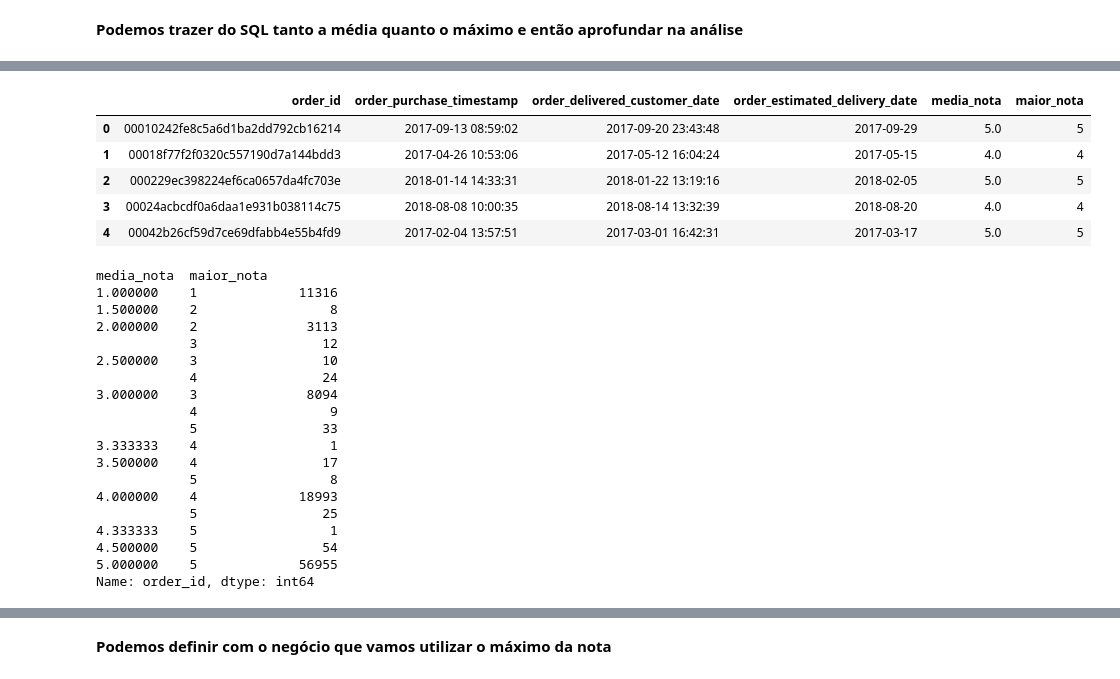
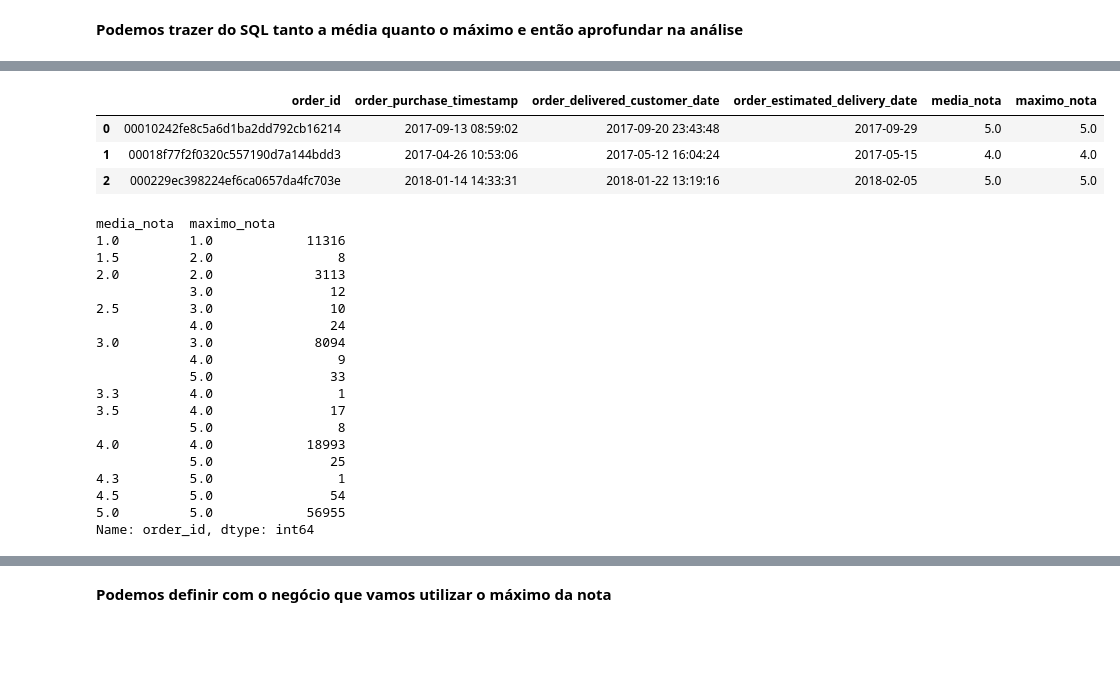
Before and after one commit to PauloViniciusR/SQL, a Jupyter notebook: Storytelling_sql/notebook/avaliacao.ipynb, the cells around one changed output, grey strips where cells are left out. Drawn from its saved outputs; the diff is of its cells as text; code cells hidden in the pictures; blank space fills up the shorter version.

```diff
--- a/Storytelling_sql/notebook/avaliacao.ipynb
+++ b/Storytelling_sql/notebook/avaliacao.ipynb
@@ -221,17 +255,9 @@ avaliacao_ordem = executa_consulta("""
 # %%
 # Transformando as colunas de data em datas
-colunas_datas = [
-    "order_purchase_timestamp",
-    "order_delivered_customer_date",
-    "order_estimated_delivery_date"
-]
+colunas_datas = ['order_purchase_timestamp','order_delivered_customer_date','order_estimated_delivery_date']
 
-for coluna in colunas_datas:
-    avaliacao_ordem[coluna] = pd.to_datetime(
-        avaliacao_ordem[coluna],
-        format="%Y-%m-%d %H:%M:%S",
-        errors="coerce"
-    )
+for i in colunas_datas:
+    avaliacao_ordem[i] = pd.to_datetime(avaliacao_ordem[i], format='%Y-%m-%d %H:%M:%S')
 # %%
 # Verificando novamente as informações da base
 avaliacao_ordem.info()
@@ -251,36 +277,34 @@ dtypes: datetime64[us](3), float64(1), int64(1), str(1)
 memory usage: 4.5 MB
 # %%
 # Verificando as primeiras linhas da tabela
-avaliacao_ordem.head()
+avaliacao_ordem.head(3)
 # %% [output]
-|  | order_id | order_purchase_timestamp | order_delivered_customer_date | order_estimated_delivery_date | media_nota | maior_nota |
-| 0 | 00010242fe8c5a6d1ba2dd792cb16214 | 2017-09-13 08:59:02 | 2017-09-20 23:43:48 | 2017-09-29 | 5.0 | 5 |
-| 1 | 00018f77f2f0320c557190d7a144bdd3 | 2017-04-26 10:53:06 | 2017-05-12 16:04:24 | 2017-05-15 | 4.0 | 4 |
-| 2 | 000229ec398224ef6ca0657da4fc703e | 2018-01-14 14:33:31 | 2018-01-22 13:19:16 | 2018-02-05 | 5.0 | 5 |
-| 3 | 00024acbcdf0a6daa1e931b038114c75 | 2018-08-08 10:00:35 | 2018-08-14 13:32:39 | 2018-08-20 | 4.0 | 4 |
-| 4 | 00042b26cf59d7ce69dfabb4e55b4fd9 | 2017-02-04 13:57:51 | 2017-03-01 16:42:31 | 2017-03-17 | 5.0 | 5 |
+|  | order_id | order_purchase_timestamp | order_delivered_customer_date | order_estimated_delivery_date | media_nota | maximo_nota |
+| 0 | 00010242fe8c5a6d1ba2dd792cb16214 | 2017-09-13 08:59:02 | 2017-09-20 23:43:48 | 2017-09-29 | 5.0 | 5.0 |
+| 1 | 00018f77f2f0320c557190d7a144bdd3 | 2017-04-26 10:53:06 | 2017-05-12 16:04:24 | 2017-05-15 | 4.0 | 4.0 |
+| 2 | 000229ec398224ef6ca0657da4fc703e | 2018-01-14 14:33:31 | 2018-01-22 13:19:16 | 2018-02-05 | 5.0 | 5.0 |
 # %%
 # Analisando o impacto de usar o máximo ao invés da média
-avaliacao_ordem.groupby(['media_nota', 'maior_nota'])['order_id'].count()
+avaliacao_ordem.groupby(['media_nota','maximo_nota'])['order_id'].count()
 # %% [output]
-media_nota  maior_nota
-1.000000    1             11316
-1.500000    2                 8
-2.000000    2              3113
-            3                12
-2.500000    3                10
-            4                24
-3.000000    3              8094
-            4                 9
-            5                33
-3.333333    4                 1
-3.500000    4                17
-            5                 8
-4.000000    4             18993
-            5                25
-4.333333    5                 1
-4.500000    5                54
-5.000000    5             56955
+media_nota  maximo_nota
+1.0         1.0            11316
+1.5         2.0                8
+2.0         2.0             3113
+            3.0               12
+2.5         3.0               10
+            4.0               24
+3.0         3.0             8094
+            4.0                9
+            5.0               33
+3.3         4.0                1
+3.5         4.0               17
+            5.0                8
+4.0         4.0            18993
+            5.0               25
+4.3         5.0                1
+4.5         5.0               54
+5.0         5.0            56955
 Name: order_id, dtype: int64
 # %%
 # Retirando quando maximo é igual a média
```
Also changed, not shown: parts of 39 cells of this notebook.
